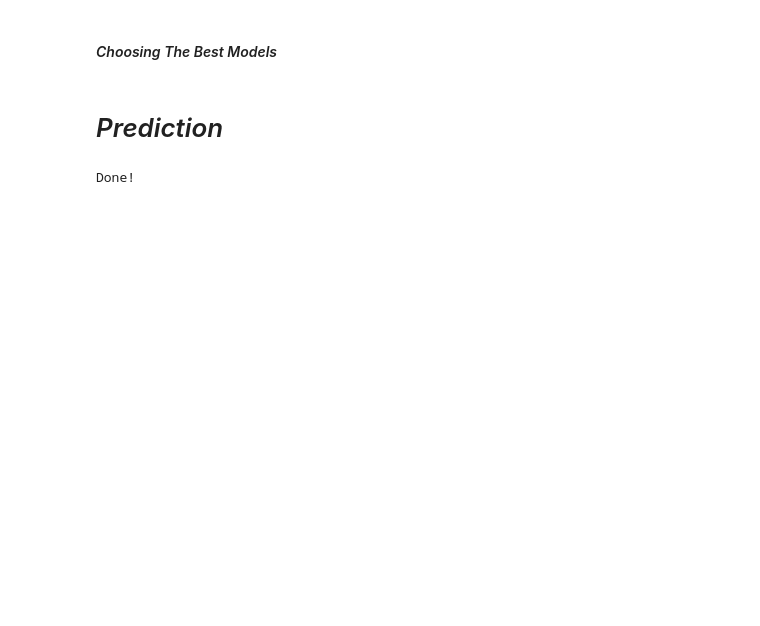
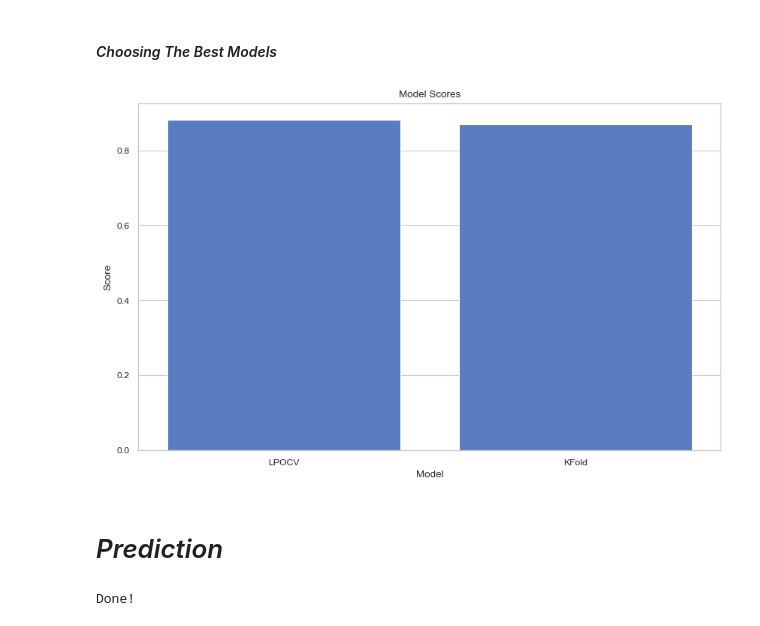
Before and after one commit to Danielbet21/House-Prices---Advanced-Regression-Techniques--ML, a Jupyter notebook: House_Pricing.ipynb, the cells around one changed output. Drawn from its saved outputs; the diff is of its cells as text; code cells hidden in the pictures; blank space fills up the shorter version.

```diff
--- a/House_Pricing.ipynb
+++ b/House_Pricing.ipynb
@@ -876,17 +971,18 @@ plot_predictions(best_model_LPOCV, X_val, t_val)
 # %% [markdown]
 #### *Choosing The Best Models*
-# %%
-# show the diffreces between best_model_LPOCV and best_model_kfold
-def plot_predictions_diff(model1, model2, X, t):
-    predictions1 = model1.predict(X)
-    predictions2 = model2.predict(X)
-    plt.figure(figsize=(10, 6))
-    plt.scatter(predictions1, predictions2, color='blue')
-    plt.plot([t.min(), t.max()], [t.min(), t.max()], color='red')
-    plt.xlabel('Model 1 Predictions')
-    plt.ylabel('Model 2 Predictions')
-    plt.title('Model 1 vs. Model 2 Predictions')
-    plt.show()
+# %%
+# show the diffreces between best_model_LPOCV_score and best_model_kfold_score using barplot
+def plot_predictions_diff(score1, score2):
+    plt.figure(figsize=(10, 6))
+    sns.barplot(x=['LPOCV', 'KFold'], y=[score1, score2])
+    plt.title('Model Scores')
+    plt.ylabel('Score')
+    plt.xlabel('Model')
+    plt.show()
+# %%
+plot_predictions_diff(best_model_LPOCV_score, best_model_kfold_score)
+# %% [output]
+[figure, added]
 # %%
 best_model = best_model_LPOCV
 # %% [markdown]
```
Also changed, not shown: parts of 18 cells of this notebook.
